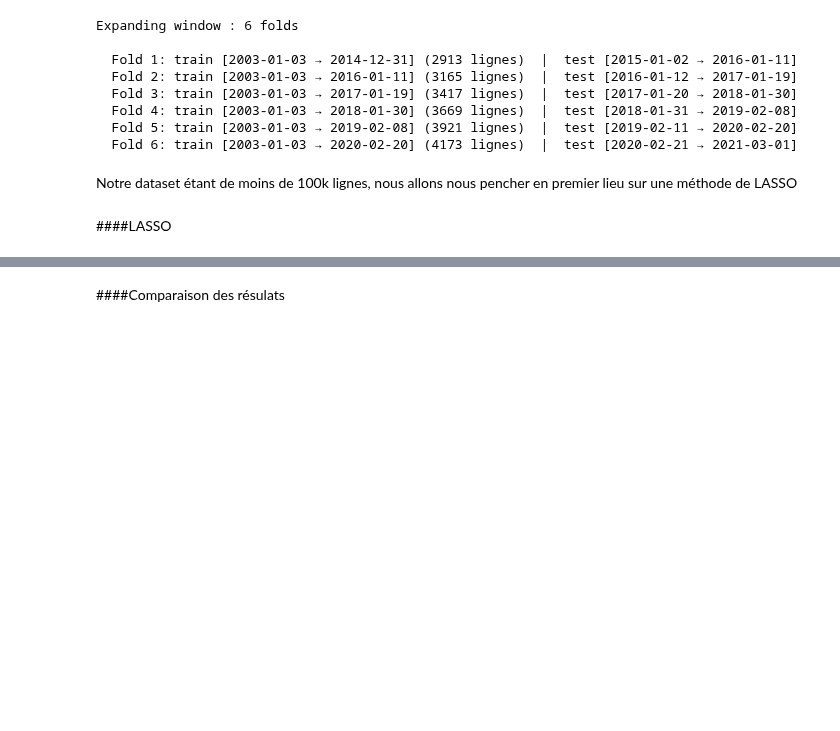
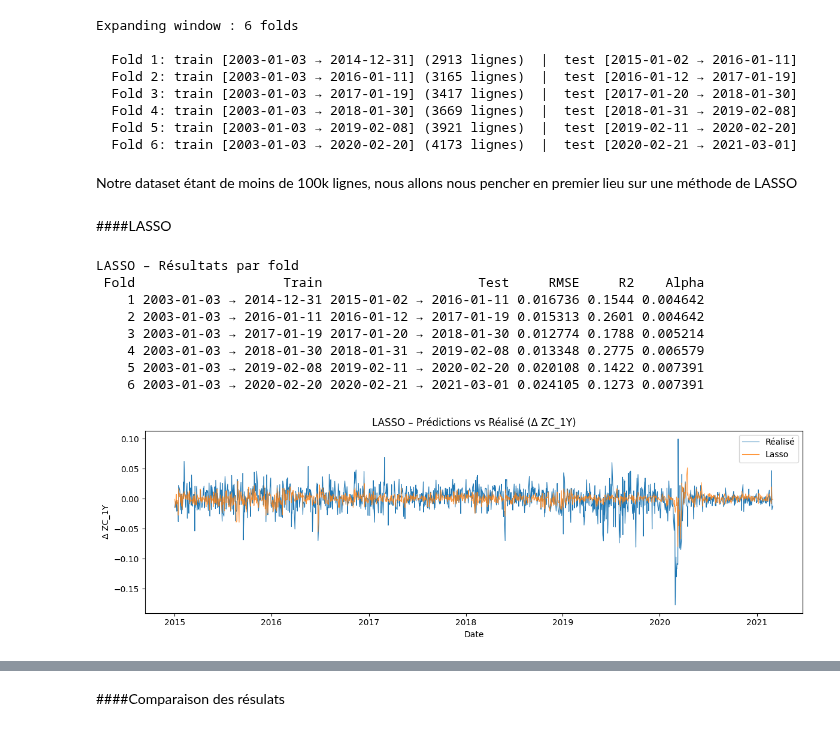
Before and after one commit to JibeyJB/Projet-DATA, a Jupyter notebook: Projet_DATA.ipynb, the cells around one changed output, grey strips where cells are left out. Cells and saved outputs as stored; diff of their text form; code cells hidden in the pictures; blank space fills up the shorter version.

```diff
--- a/Projet_DATA.ipynb
+++ b/Projet_DATA.ipynb
@@ -1038,3 +1038,82 @@ Expanding window : 6 folds
 Notre dataset étant de moins de 100k lignes, nous allons nous pencher en premier lieu sur une méthode de LASSO
 # %% [markdown]
 ####LASSO
+# %%
+from sklearn.linear_model import LassoCV
+from sklearn.preprocessing import StandardScaler
+from sklearn.model_selection import TimeSeriesSplit
+from sklearn.metrics import mean_squared_error, r2_score
+
+Y_diff = df_diff[["ZC_1Y"]]
+X_diff = df_diff.drop(columns=["ZC_1Y"])
+
+lasso_results = []
+lasso_preds_all = []
+
+for k, (train_idx, test_idx) in enumerate(folds):
+    X_tr = X_diff.iloc[train_idx]
+    X_te = X_diff.iloc[test_idx]
+    y_tr = Y_diff.iloc[train_idx].values.ravel()
+    y_te = Y_diff.iloc[test_idx].values.ravel()
+
+    # Normalisation
+    scaler = StandardScaler()
+    X_tr_sc = scaler.fit_transform(X_tr)
+    X_te_sc = scaler.transform(X_te)
+
+    # LassoCV
+    lasso = LassoCV(
+        alphas=np.logspace(-4, 1, 100),
+        cv=TimeSeriesSplit(n_splits=5),
+        max_iter=10000,
+        random_state=42
+    )
+    lasso.fit(X_tr_sc, y_tr)
+    y_pred = lasso.predict(X_te_sc)
+
+    rmse = np.sqrt(mean_squared_error(y_te, y_pred))
+    r2 = r2_score(y_te, y_pred)
+
+    lasso_results.append({
+        "Fold": k + 1,
+        "Train": f"{df_diff.index[train_idx[0]].date()} à {df_diff.index[train_idx[-1]].date()}",
+        "Test": f"{df_diff.index[test_idx[0]].date()} à {df_diff.index[test_idx[-1]].date()}",
+        "RMSE": round(rmse, 6),
+        "R2": round(r2, 4),
+        "Alpha": round(lasso.alpha_, 6)
+    })
+
+    lasso_preds_all.append(pd.DataFrame({
+        "date": df_diff.index[test_idx],
+        "y_true": y_te,
+        "y_pred": y_pred
+    }))
+
+# Tableau récap
+df_lasso_res = pd.DataFrame(lasso_results)
+print("LASSO – Résultats par fold")
+print(df_lasso_res.to_string(index=False))
+
+# Concat prédictions
+df_lasso_preds = pd.concat(lasso_preds_all, ignore_index=True)
+
+# Graphique
+plt.figure(figsize=(12, 4))
+plt.plot(df_lasso_preds["date"], df_lasso_preds["y_true"], label="Réalisé", linewidth=0.8)
+plt.plot(df_lasso_preds["date"], df_lasso_preds["y_pred"], label="Lasso", linewidth=0.8, alpha=0.8)
+plt.title("LASSO – Prédictions vs Réalisé (Δ ZC_1Y)")
+plt.xlabel("Date")
+plt.ylabel("Δ ZC_1Y")
+plt.legend()
+plt.tight_layout()
+plt.show()
+# %% [output]
+LASSO – Résultats par fold
+ Fold                   Train                    Test     RMSE     R2    Alpha
+    1 2003-01-03 → 2014-12-31 2015-01-02 → 2016-01-11 0.016736 0.1544 0.004642
+    2 2003-01-03 → 2016-01-11 2016-01-12 → 2017-01-19 0.015313 0.2601 0.004642
+    3 2003-01-03 → 2017-01-19 2017-01-20 → 2018-01-30 0.012774 0.1788 0.005214
+    4 2003-01-03 → 2018-01-30 2018-01-31 → 2019-02-08 0.013348 0.2775 0.006579
+    5 2003-01-03 → 2019-02-08 2019-02-11 → 2020-02-20 0.020108 0.1422 0.007391
+    6 2003-01-03 → 2020-02-20 2020-02-21 → 2021-03-01 0.024105 0.1273 0.007391
+[figure, added]
```
Also changed, not shown: parts of 10 cells of this notebook.
